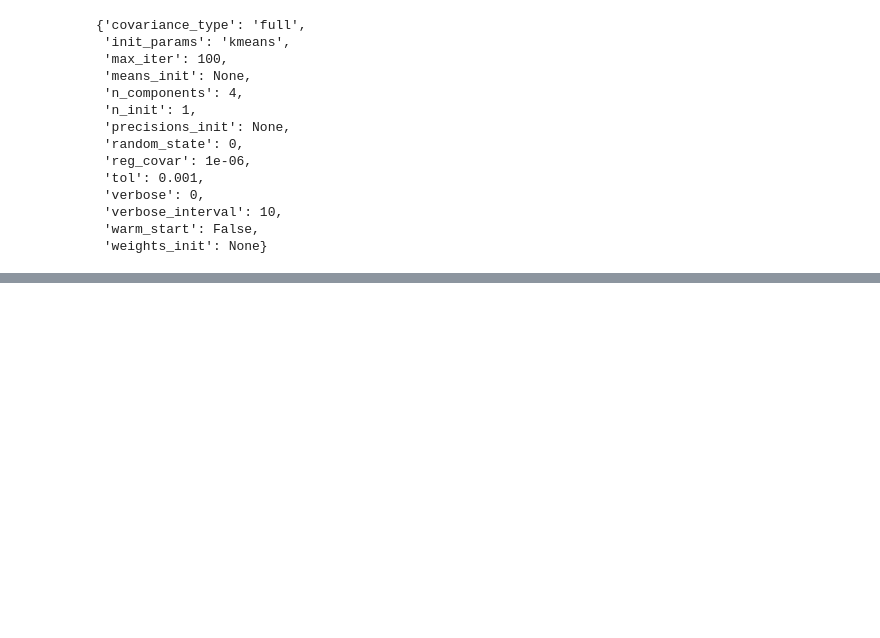
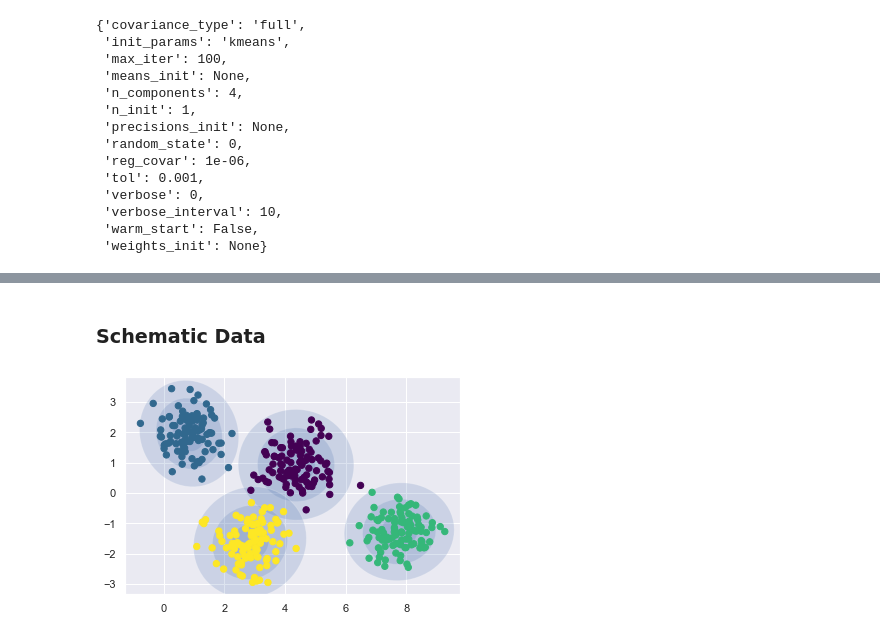
Before and after one commit to rghosh08/datalens_dl, a Jupyter notebook: clustering.ipynb, the cells around one changed output, grey strips where cells are left out. Cells and saved outputs as stored; diff of their text form; code cells hidden in the pictures; blank space fills up the shorter version.

```diff
--- a/clustering.ipynb
+++ b/clustering.ipynb
@@ -166,0 +197,22 @@ gm.score(X)
+# %%
+print("Clustering sparse data with %s" % gm)
+t0 = time()
+gmm.fit(X)
+print("done in %0.3fs" % (time() - t0))
+print()
+print("akaike information criterion: %0.3f" % gm.aic(X))
+print("bayesian information criterion: %0.3f" % gm.bic(X))
+print()
+terms = vectorizer.get_feature_names()
+print(f'the key terms in the corpus: {terms}')
+print()
+print('the location of the centroid:')
+print(gm.means_)
+print()
+print('the prediction for a new point:')
+print(gm.predict_proba([[1, 1]]))
+print()
+print('the model parameters:')
+print(gm.get_params(deep=True))
+print()
+print("model performance score: %0.3f" % gm.score(X))
@@ -166,0 +237,12 @@ gm.score(X)
+# %% [markdown]
+### Schematic Data
+# %%
+# Generate some data
+from sklearn.datasets import make_blobs
+X_1, y_true = make_blobs(n_samples=400, centers=4,
+                       cluster_std=0.60, random_state=0)
+X_1 = X_1[:, ::-1] # flip axes for better plotting
+# %%
+plot_gmm(gmm, X_1)
+# %% [output]
+[figure, added]
```
Also changed, not shown: parts of 14 cells of this notebook, 3 other files.
